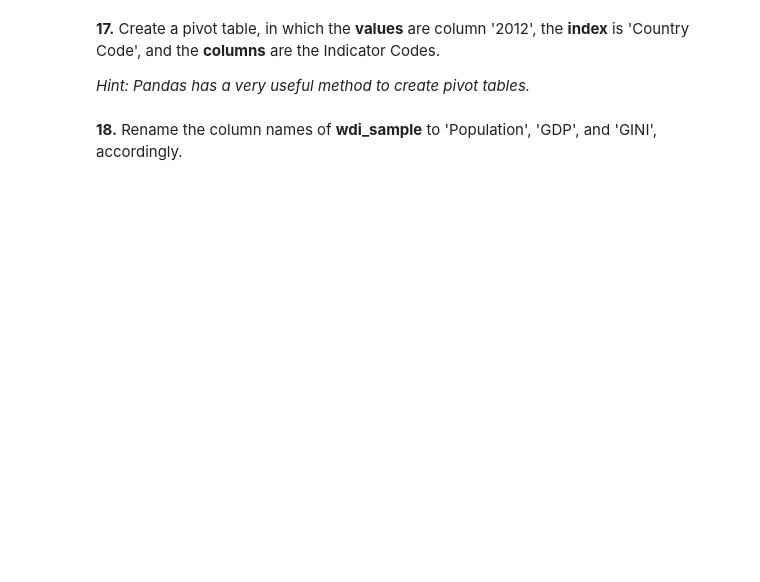
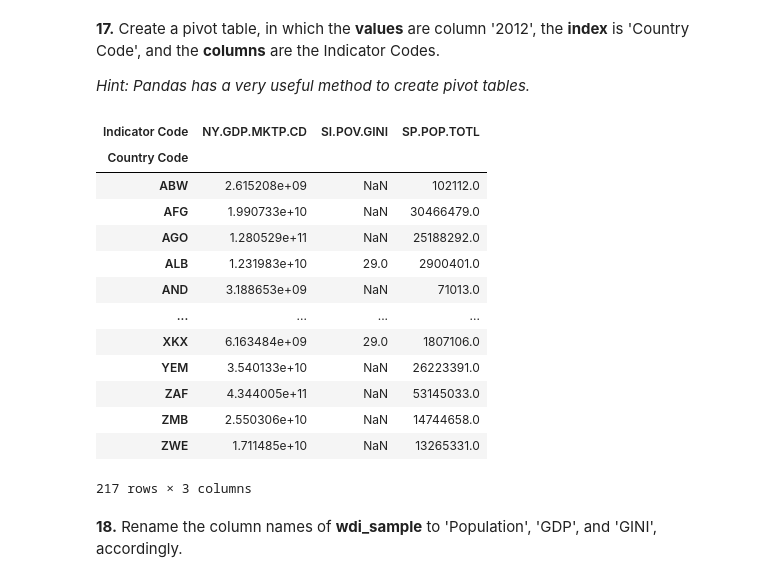
Before and after one commit to mgalao/programming-for-data-science-assignment-2, a Jupyter notebook: Marco_HW2.20201545_20240519.ipynb, the cells around one changed output. Cells and saved outputs as stored; diff of their text form; code cells hidden in the pictures; blank space fills up the shorter version.

```diff
--- a/Marco_HW2.20201545_20240519.ipynb
+++ b/Marco_HW2.20201545_20240519.ipynb
@@ -337,7 +337,7 @@ Bottom 5 values:
 *Note: Try to perform all these steps in a single line of code.*
 # %%
 # Create a new DataFrame "indicators" made up of the columns "Indicator Name" and "Indicator Code", delete all the duplicates, and set "Indicator Code" as the index
-indicators = wsi[["Indicator Name", "Indicator Code"]].drop_duplicates().set_index("Indicator Code")
+indicators = wdi[["Indicator Name", "Indicator Code"]].drop_duplicates().set_index("Indicator Code")
 
 # Display the first 5 rows (to confirm the operation)
 indicators.head()
@@ -409,16 +409,16 @@ indicators[indicators['Indicator Name'].str.contains('GINI', case=False)]
 | SI.POV.GINI | Gini index |
 # %%
 # Find the "Indicator Code" for total population
-total_population_index = indicators[indicators['Indicator Name'] == 'Population, total'].index.tolist()
-print("'Indicator Code' for total population:", total_population_index[0])
+total_population_index = indicators[indicators['Indicator Name'] == 'Population, total'].index.tolist()[0]
+print("'Indicator Code' for total population:", total_population_index)
 
 # Find the "Indicator Code" for GDP measured in current US Dollars
-gdp_current_us_dollar_index = indicators[indicators['Indicator Name'] == 'GDP (current US$)'].index.tolist()
-print("'Indicator Code' for GDP measured in current US Dollars:", gdp_current_us_dollar_index[0])
+gdp_current_us_dollar_index = indicators[indicators['Indicator Name'] == 'GDP (current US$)'].index.tolist()[0]
+print("'Indicator Code' for GDP measured in current US Dollars:", gdp_current_us_dollar_index)
 
 # Find the "Indicator Code" for the GINI index
-gini_index = indicators[indicators['Indicator Name'].str.contains('GINI', case=False)].index.tolist()
-print("'Indicator Code' for GINI index:", gini_index[0])
+gini_index = indicators[indicators['Indicator Name'].str.contains('GINI', case=False)].index.tolist()[0]
+print("'Indicator Code' for GINI index:", gini_index)
 # %% [output]
 'Indicator Code' for total population: SP.POP.TOTL
 'Indicator Code' for GDP measured in current US Dollars: NY.GDP.MKTP.CD
@@ -430,3 +430,9 @@ print("'Indicator Code' for GINI index:", gini_index[0])
 Save the output in variable **wdi_sample**.
 
 *Note: You should be able to perfom all operations in a single line of code. <br/>*
+# %%
+# Extract the "Indicator Code", "Country Code", and "2012" columns from "wdi" DataFrame and save in "wdi_sample"
+wdi_sample = wdi[["Indicator Code", "Country Code", "2012"]]
+
+# Display the resulting DataFrame
+wdi_sample
@@ -436,5 +476,26 @@ Save the output in variable **wdi_sample**.
 **17.** Create a pivot table, in which the **values** are column '2012', the **index** is 'Country Code', and the **columns** are the Indicator Codes. <br/>
 
 *Hint: Pandas has a very useful method to create pivot tables.*
+# %%
+# Create a pivot table with "2012" as the values, "Country Code" as the index, and "Indicator Code" as the columns
+wdi_sample = wdi_sample.pivot_table(values="2012", index="Country Code", columns="Indicator Code")
+
+# Display the resulting pivot table
+wdi_sample
+# %% [output]
+| Indicator Code | NY.GDP.MKTP.CD | SI.POV.GINI | SP.POP.TOTL |
+| Country Code |  |  |  |
+| ABW | 2.615208e+09 | NaN | 102112.0 |
+| AFG | 1.990733e+10 | NaN | 30466479.0 |
+| AGO | 1.280529e+11 | NaN | 25188292.0 |
+| ALB | 1.231983e+10 | 29.0 | 2900401.0 |
+| AND | 3.188653e+09 | NaN | 71013.0 |
+| ... | ... | ... | ... |
+| XKX | 6.163484e+09 | 29.0 | 1807106.0 |
+| YEM | 3.540133e+10 | NaN | 26223391.0 |
+| ZAF | 4.344005e+11 | NaN | 53145033.0 |
+| ZMB | 2.550306e+10 | NaN | 14744658.0 |
+| ZWE | 1.711485e+10 | NaN | 13265331.0 |
+217 rows × 3 columns
 # %% [markdown]
 **18.** Rename the column names of **wdi_sample** to 'Population', 'GDP', and 'GINI', accordingly.
```
Also changed, not shown: parts of 16 cells of this notebook.
